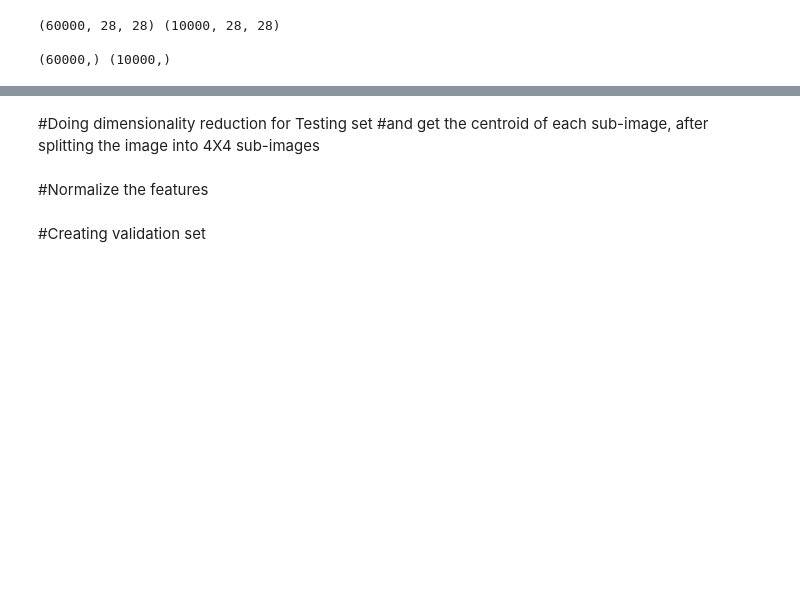
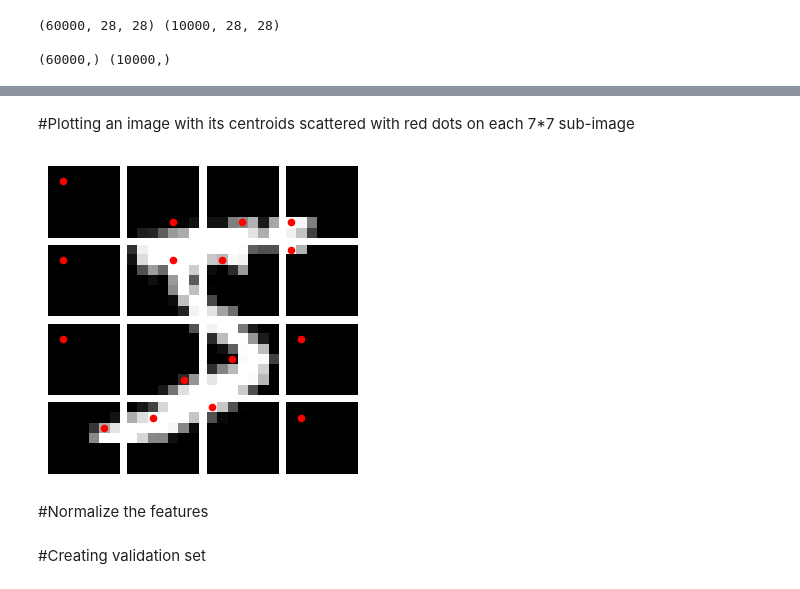
Before and after one commit to osamakhaled123/Regularized-Neural-Network-from-scratch, a Jupyter notebook: Regularized NN from scratch.ipynb, the cells around one changed output, grey strips where cells are left out. Cells and saved outputs as stored; diff of their text form; code cells hidden in the pictures; blank space fills up the shorter version.

Commit message:
visualizing scattered centroid points on each 7*7 sub-image

```diff
--- a/Regularized NN from scratch.ipynb
+++ b/Regularized NN from scratch.ipynb
@@ -73,3 +22,0 @@ for t in range(x_train.shape[0]):
-# %% [markdown]
-#Doing dimensionality reduction for Testing set
-#and get the centroid of each sub-image, after splitting the image into 4X4 sub-images
@@ -128,3 +57,32 @@ for t in range(x_test.shape[0]):
+# %%
+array_train = feature_extraction(x_train)
+array_test = feature_extraction(x_test)
+# %% [markdown]
+#Plotting an image with its centroids scattered with red dots on each 7*7 sub-image
+# %%
+img = 0
+centroid_coordinates = array_train[img].reshape(2, 16).T
+fig, ax = plt.subplots(4, 4, figsize=(4, 4))
+fig.subplots_adjust(wspace=0.1, hspace=0.1)
+
+for i in range(4):
+    for j in range(4):
+        idx = i * 4 + j
+        start_row, start_col = i * 7, j * 7
+        sub_img = x_train[img][start_row:start_row+7, start_col:start_col+7]
+
+        x_global, y_global = centroid_coordinates[idx]
+
+        x_local = x_global % 7
+        y_local = y_global % 7
+
+        ax[i, j].imshow(sub_img, cmap='gray', interpolation='nearest')
+        ax[i, j].scatter(y_local, x_local, c='red', s=20)
+        ax[i, j].axis('off')
+
+plt.show()
+# %% [output]
+[figure, added]
 # %% [markdown]
 #Normalize the features
 # %%
```
Also changed, not shown: parts of 15 cells of this notebook.
